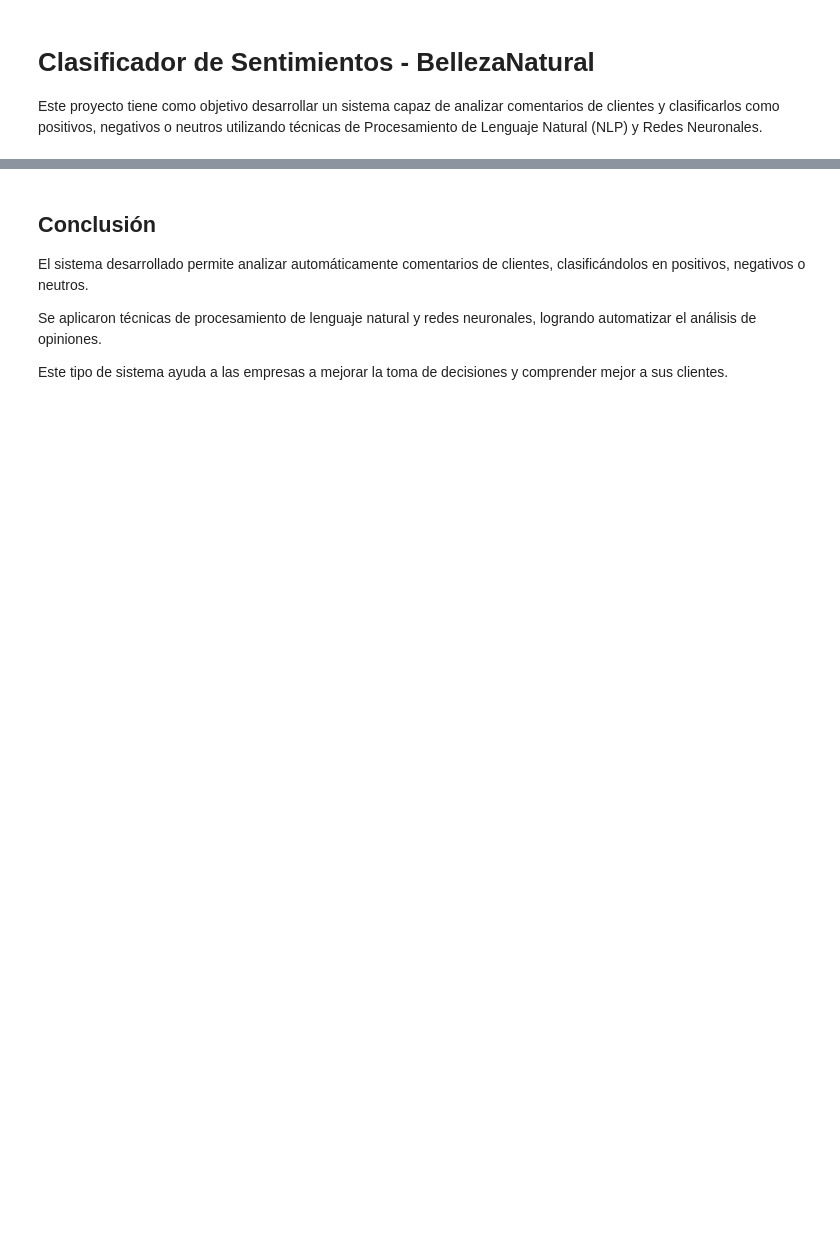
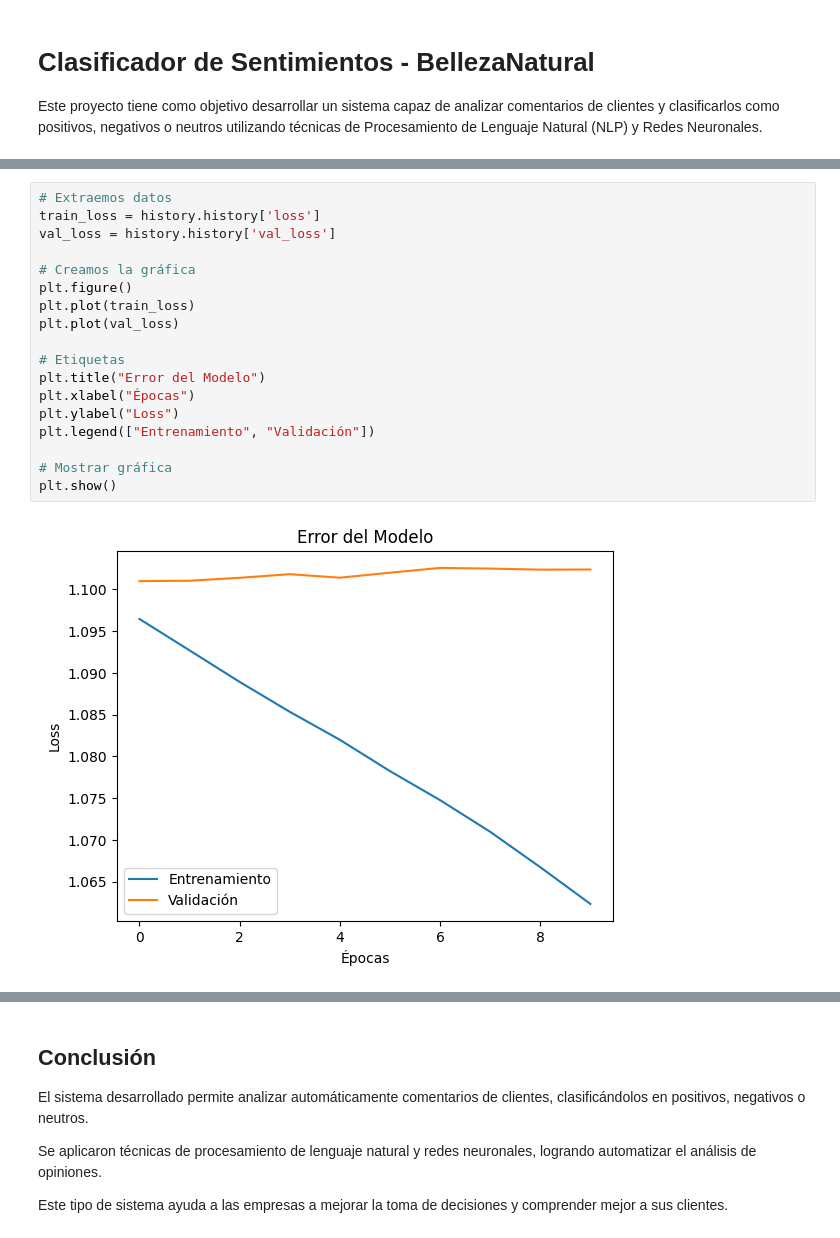
Before and after one commit to Railyng/Clasificador-de-Sentimientos---BellezaNatural, a Jupyter notebook: ClasificadorDeSentimientos.ipynb, the cells around one changed output, grey strips where cells are left out. Saved outputs shown, nothing was run; the diff lists cells and outputs as text; blank space fills up the shorter version.

```diff
--- a/ClasificadorDeSentimientos.ipynb
+++ b/ClasificadorDeSentimientos.ipynb
@@ -215,3 +286,23 @@ weighted avg       0.25      0.50      0.33         2
+# %%
+# Extraemos datos
+train_loss = history.history['loss']
+val_loss = history.history['val_loss']
+
+# Creamos la gráfica
+plt.figure()
+plt.plot(train_loss)
+plt.plot(val_loss)
+
+# Etiquetas
+plt.title("Error del Modelo")
+plt.xlabel("Épocas")
+plt.ylabel("Loss")
+plt.legend(["Entrenamiento", "Validación"])
+
+# Mostrar gráfica
+plt.show()
+# %% [output]
+[figure, added]
 # %%
 # Función para predecir sentimiento
 def predecir_sentimiento(texto):
```
Also changed, not shown: parts of 12 cells of this notebook.
